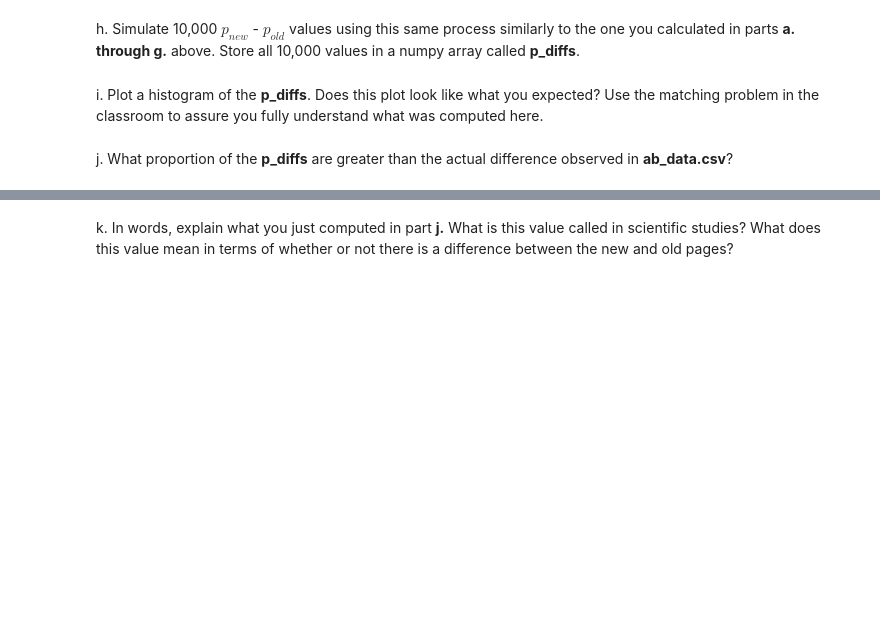
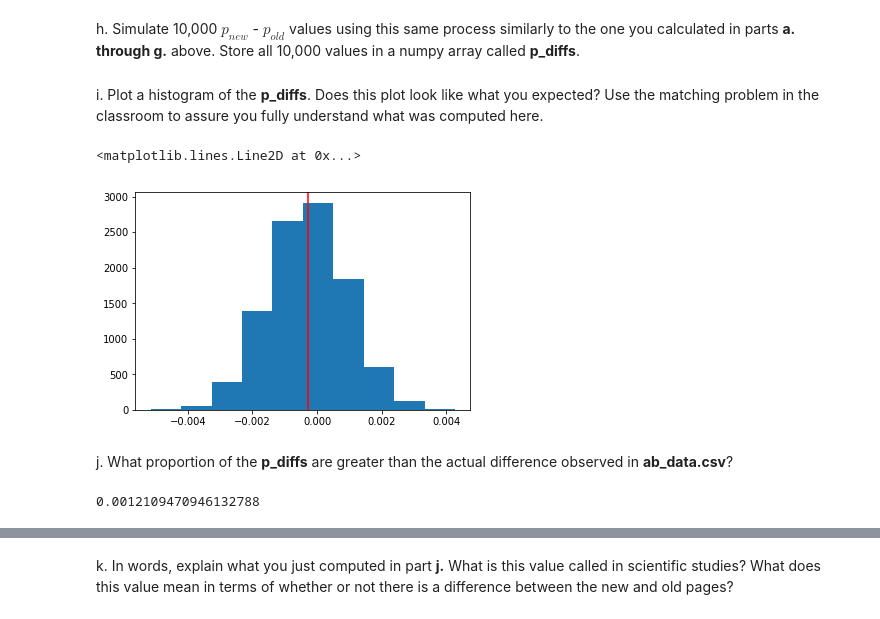
Before and after one commit to KMPrep/data_analyst_nano, a Jupyter notebook: playground/3/AnalyzeABTestResults 2/Analyze_ab_test_results_notebook.ipynb, the cells around one changed output, grey strips where cells are left out. Cells and saved outputs as stored; diff of their text form; code cells hidden in the pictures; blank space fills up the shorter version.

```diff
--- a/playground/3/AnalyzeABTestResults 2/Analyze_ab_test_results_notebook.ipynb
+++ b/playground/3/AnalyzeABTestResults 2/Analyze_ab_test_results_notebook.ipynb
@@ -215,2 +259,5 @@ e. Simulate $n_{new}$ transactions with a convert rate of $p_{new}$ under the nu
 # %% [markdown]
 f. Simulate $n_{old}$ transactions with a convert rate of $p_{old}$ under the null.  Store these $n_{old}$ 1's and 0's in **old_page_converted**.
+# %%
+old_page_converted = np.random.choice([0, 1], size = old_page_received_count, p = [1-p_old, p_old])
+sum(old_page_converted)
@@ -217,8 +266,36 @@ f. Simulate $n_{old}$ transactions with a convert rate of $p_{old}$ under the nu
 # %% [markdown]
 g. Find $p_{new}$ - $p_{old}$ for your simulated values from part (e) and (f).
+# %%
+p_diff = new_page_converted.mean() - old_page_converted.mean()
 # %% [markdown]
 h. Simulate 10,000 $p_{new}$ - $p_{old}$ values using this same process similarly to the one you calculated in parts **a. through g.** above.  Store all 10,000 values in a numpy array called **p_diffs**.
+# %%
+new_page_converted = np.array(new_page_converted)
+old_page_converted = np.array(old_page_converted)
+# %%
+new_page_converted_means, old_page_converted_means, diff_means = [], [], []
+
+for _ in range(10000):
+    b_sample_new = np.random.choice(new_page_converted, replace=True, size=len(new_page_converted))
+    b_sample_old = np.random.choice(old_page_converted, replace=True, size=len(old_page_converted))
+    new_page_converted_mean = b_sample_new.mean()
+    new_page_converted_means.append(new_page_converted_mean)
+    old_page_converted_mean = b_sample_old.mean()
+    old_page_converted_means.append(old_page_converted_mean)
+    diff = new_page_converted_mean - old_page_converted_mean
+    diff_means.append(diff)
 # %% [markdown]
 i. Plot a histogram of the **p_diffs**.  Does this plot look like what you expected?  Use the matching problem in the classroom to assure you fully understand what was computed here.
+# %%
+plt.hist(diff_means);
+plt.axvline(x=p_diff, color = 'red')
+# %% [output]
+<matplotlib.lines.Line2D at 0x...>
+[figure, added]
 # %% [markdown]
 j. What proportion of the **p_diffs** are greater than the actual difference observed in **ab_data.csv**?
+# %%
+std_dev = np.std(diff_means)
+std_dev
+# %% [output]
+0.0012109470946132788
```
Also changed, not shown: parts of 18 cells of this notebook.
